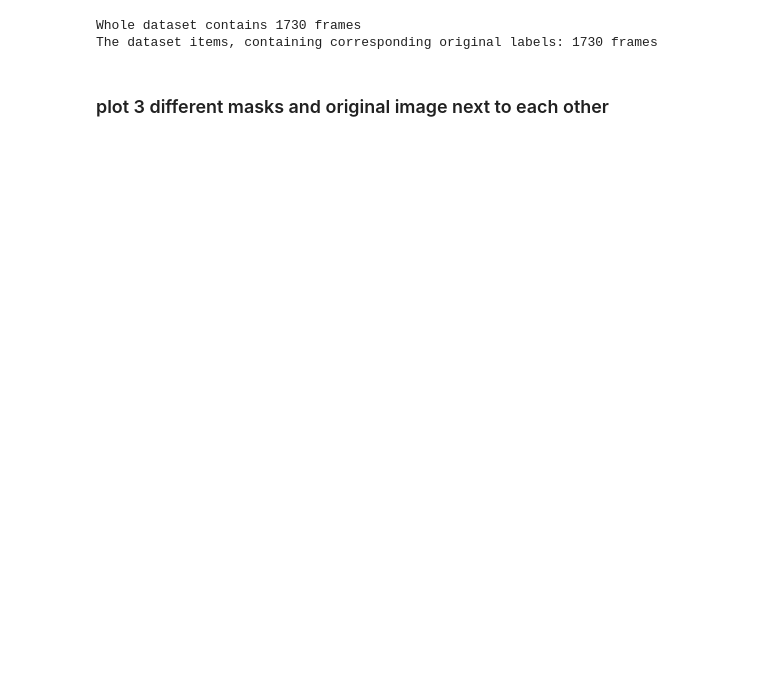
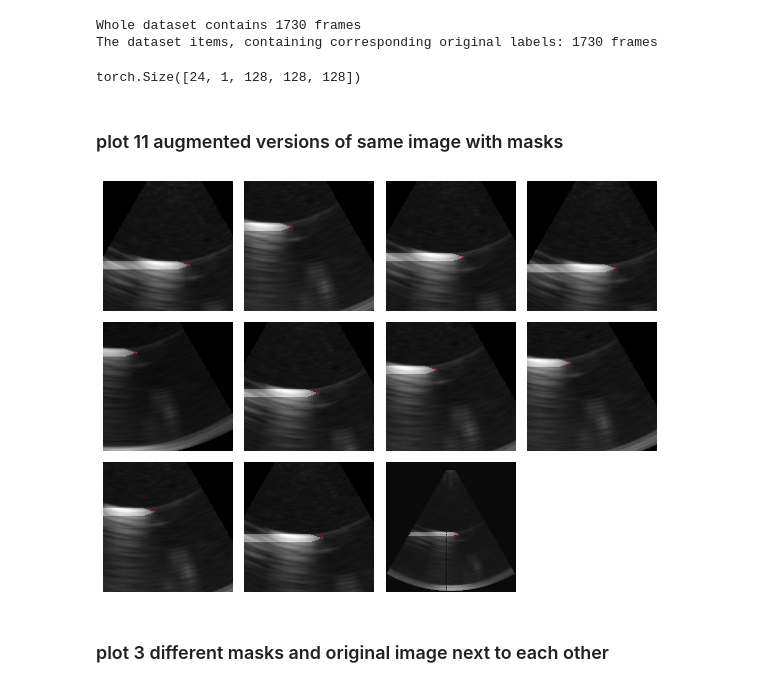
Before and after one commit to ryabovasasha08/US_3D_needle_detection, a Jupyter notebook: drafts.ipynb, the cells around one changed output. Saved outputs shown, nothing was run; the diff lists cells and outputs as text; code cells hidden in the pictures; blank space fills up the shorter version.

```diff
--- a/drafts.ipynb
+++ b/drafts.ipynb
@@ -91,6 +98,45 @@ The dataset items, containing corresponding original labels: 1730 frames
 from tqdm import tqdm
 for sample in tqdm(iter(train_dataloader)):
     print(sample['image'].shape)
+    break
+# %% [output]
+torch.Size([24, 1, 128, 128, 128])
+# %% [markdown]
+### plot 11 augmented versions of same image with masks
+# %%
+idx = 10
+f = X[idx, 0]
+frameNumInt = int(float(X[idx, 1]))
+frameNumStr = str(frameNumInt)
+h5_file = h5py.File(f, 'r')
+
+from matplotlib import pyplot as plt
+
+fig, axs = plt.subplots(3, 4, figsize=(8, 6))
+axs = axs.flatten()
+
+# Plot each data element on subplot
+for i in range(0,11):
+
+    transformNum = i
+    img = h5_file["img"+"_"+frameNumStr+"_"+str(transformNum)][()]
+    img2 = h5_file["img"+"_"+str(frameNumInt-2)+"_"+str(transformNum)][()]
+    tip_coords = h5_file["labels"+"_"+frameNumStr+"_"+str(transformNum)][()]
+    mask_full_2 = h5_file["mask"+"_"+str(frameNumInt-2)+"_"+str(transformNum)][()]
+    tip_coords_original = h5_file["labels_original"][frameNumInt, :]
+    mask_full = h5_file["mask"+"_"+frameNumStr+"_"+str(transformNum)][()]
+
+    axs[i].imshow(img[:, :, int(tip_coords[2])].T, cmap="gray")
+    axs[i].imshow(mask_full[:, :, int(tip_coords[2])].T, alpha=0.3, cmap="gray")
+    axs[i].add_patch(patches.Circle((int(tip_coords[0]), int(tip_coords[1])), radius=0.5, color='red'))
+    axs[i].axis('off')
+
+axs[11].axis('off')
+fig.tight_layout()
+plt.show()
+h5_file.close()
+# %% [output]
+[figure, added]
 # %% [markdown]
 ### plot 3 different masks and original image next to each other
 # %%
```
Also changed, not shown: parts of 29 cells of this notebook.
